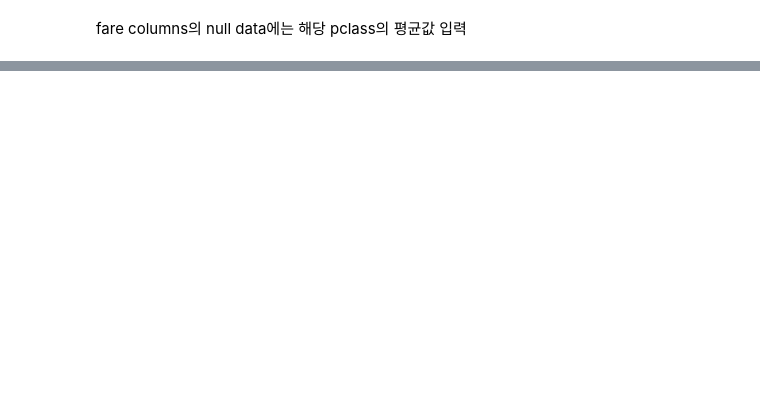
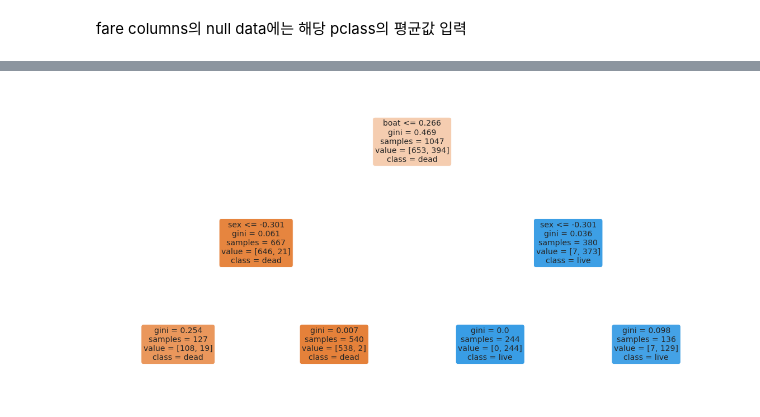
Before and after one commit to ezerwi/python-lecture, a Jupyter notebook: ml_머신러닝 기반 데이터 분석_평가_위정훈_miniproject.ipynb, the cells around one changed output, grey strips where cells are left out. Saved outputs shown, nothing was run; the diff lists cells and outputs as text; code cells hidden in the pictures; blank space fills up the shorter version.

```diff
--- a/ml_머신러닝 기반 데이터 분석_평가_위정훈_miniproject.ipynb
+++ b/ml_머신러닝 기반 데이터 분석_평가_위정훈_miniproject.ipynb
@@ -284,0 +377,7 @@ display(tt.cabin)
+# %%
+tt.boat = tt.boat.notnull().astype(int)
+
+tt.sex = LabelEncoder().fit_transform(tt.sex)
+tt.boat = LabelEncoder().fit_transform(tt.boat)
+
+tt['fam'] = tt.sibsp+tt.parch
@@ -284,0 +435,12 @@ display(tt.cabin)
+# %%
+from sklearn.model_selection import train_test_split
+from sklearn.preprocessing import StandardScaler
+
+x = tt[['fare','age_24','boat','pclass', 'sex']]
+x = StandardScaler().fit_transform(x)
+
+y = tt['survived']
+
+x_train, x_test, y_train, y_test = train_test_split(x, y, test_size=0.2, random_state=1)
+
+print (f'x_train : {x_train.shape}\tx_test : {x_test.shape}\ty_train : {y_train.shape}\ty_test : {y_test.shape}\t')
@@ -284,0 +474,6 @@ display(tt.cabin)
+# %%
+dt = DecisionTreeClassifier()
+dt.fit(x_train, y_train)
+dtpr = dt.predict(x_test)
+dtacc = accuracy_score(y_test, dtpr)
+print (f'DT 예측 정확도 : {round(dtacc, 2)}')
@@ -284,0 +499,15 @@ display(tt.cabin)
+# %%
+%time
+
+dtparams = {
+    'max_depth' : [2,3,5],
+    'min_samples_split' : [2,3,4, 5, 10, 20, 50, 100],
+    'min_samples_leaf' : [1,2,3,5,9],
+}
+dtgrid = GridSearchCV(estimator = dt, param_grid=dtparams, scoring='accuracy', cv=10, refit=True)
+dtgrid.fit(x_train, y_train)
+print (f'최적 hyper parameter : {dtgrid.best_params_}\n최고 정확도 : {dtgrid.best_score_}')
+best_dt = dtgrid.best_estimator_
+best_dtpr = best_dt.predict(x_test)
+dtacc = accuracy_score(y_test, best_dtpr)
+print (f'예측 정확도 : {dtacc}')
@@ -284,0 +640,7 @@ display(tt.cabin)
+# %%
+plt.figure(figsize=(20,10))
+tree.plot_tree(best_dt, filled=True, feature_names = ['fare','age_24','boat','pclass', 'sex'], class_names = ['dead','live'], rounded=True, fontsize = 14)
+
+plt.show() ; plt.close()
+# %% [output]
+[figure, added]
```
Also changed, not shown: parts of 49 cells of this notebook.
